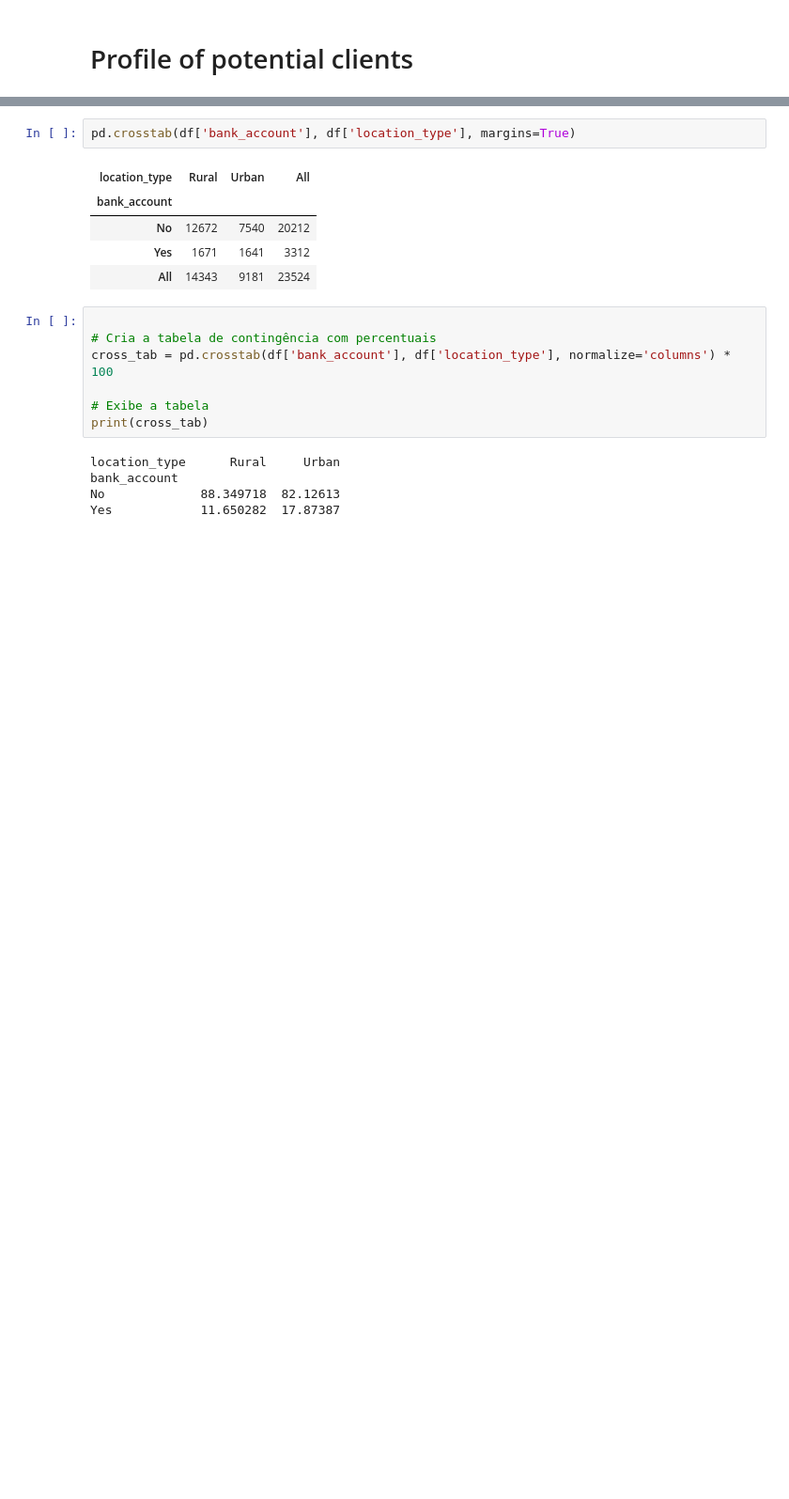
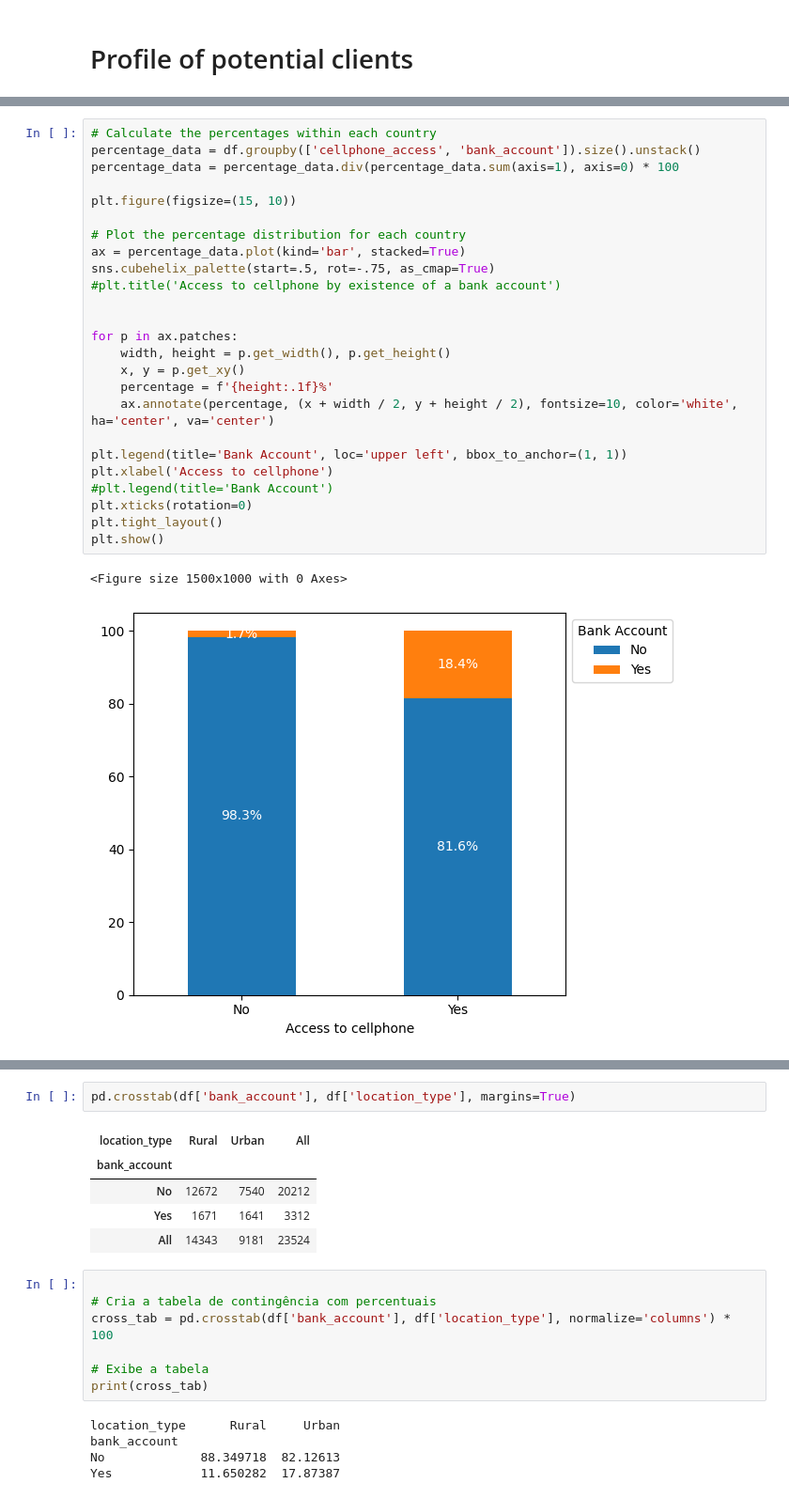
Before and after one commit to ronniealdrin/Machine_Learning_Financial_Inclusion_in_Africa, a Jupyter notebook: FI_in_Africa.ipynb, the cells around one changed output, grey strips where cells are left out. Shown at 94% size. Cells and saved outputs as stored; diff of their text form; blank space fills up the shorter version.

```diff
--- a/FI_in_Africa.ipynb
+++ b/FI_in_Africa.ipynb
@@ -114,0 +184,28 @@ df.describe(include='all').T
+# %%
+# Calculate the percentages within each country
+percentage_data = df.groupby(['cellphone_access', 'bank_account']).size().unstack()
+percentage_data = percentage_data.div(percentage_data.sum(axis=1), axis=0) * 100
+
+plt.figure(figsize=(15, 10))
+
+# Plot the percentage distribution for each country
+ax = percentage_data.plot(kind='bar', stacked=True)
+sns.cubehelix_palette(start=.5, rot=-.75, as_cmap=True)
+#plt.title('Access to cellphone by existence of a bank account')
+
+
+for p in ax.patches:
+    width, height = p.get_width(), p.get_height()
+    x, y = p.get_xy()
+    percentage = f'{height:.1f}%'
+    ax.annotate(percentage, (x + width / 2, y + height / 2), fontsize=10, color='white', ha='center', va='center')
+
+plt.legend(title='Bank Account', loc='upper left', bbox_to_anchor=(1, 1))
+plt.xlabel('Access to cellphone')
+#plt.legend(title='Bank Account')
+plt.xticks(rotation=0)
+plt.tight_layout()
+plt.show()
+# %% [output]
+<Figure size 1500x1000 with 0 Axes>
+[figure, added]
```
Also changed, not shown: parts of 14 cells of this notebook.
